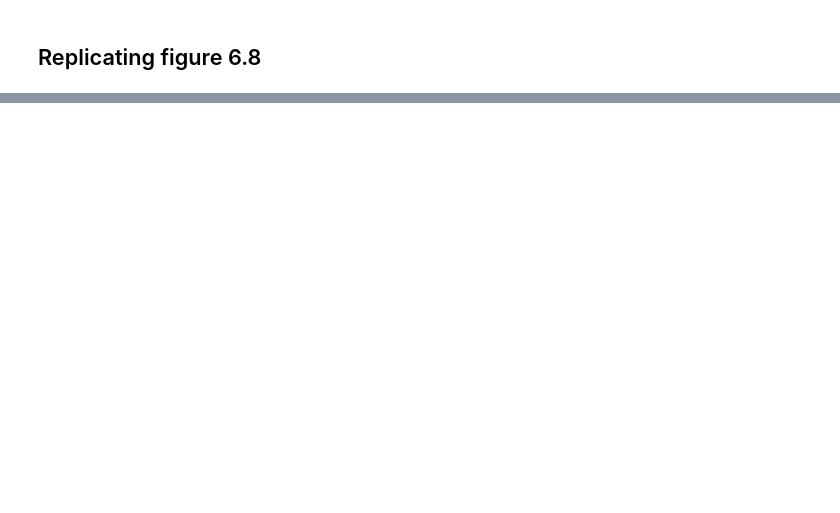
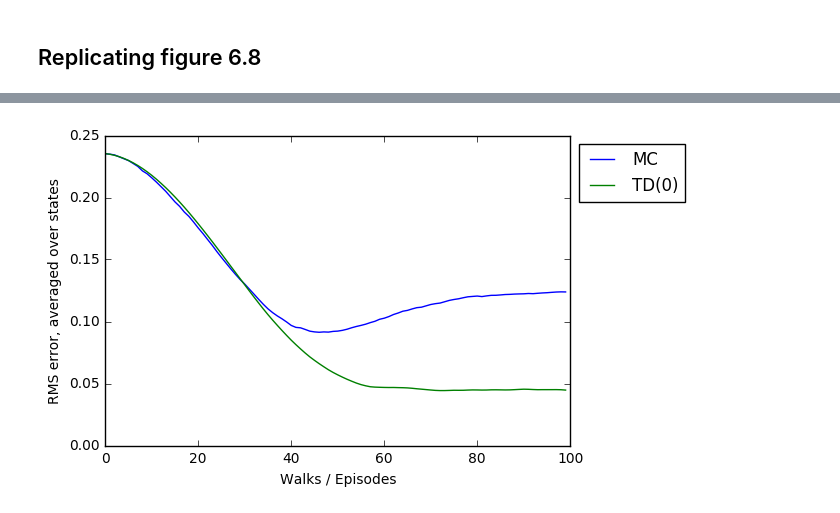
Before and after one commit to PeterMitrano/sutton_and_barto_rl, a Jupyter notebook: Optimality of TD 0.ipynb, the cells around one changed output, grey strips where cells are left out. Cells and saved outputs as stored; diff of their text form; code cells hidden in the pictures; blank space fills up the shorter version.

```diff
--- a/Optimality of TD 0.ipynb
+++ b/Optimality of TD 0.ipynb
@@ -147,0 +128,72 @@ plt.show()
+# %%
+# Batch MC
+def MC(alpha = 0.1, batch=False, E=101, seed=None):
+    if seed:
+        np.random.seed(seed) # optional, just useful for consistent debugging
+    V = np.zeros(7) + 0.5
+    V[0] = 0
+    V[6] = 0
+    V_s = []
+    episodes = []
+    for i in range(E):
+        V_s.append(deepcopy(V[1:6]))
+
+        updates = np.zeros(7)
+
+        # Reprocess previous episodes
+        if batch:
+            for episode in episodes:
+                for s, reward, s_ in episode:
+                    updates[s] += alpha * (reward + V[s_] - V[s])
+
+        s = 3 # Always start at "C"
+        states = []
+        episode = []
+        while True:
+            states.append(s)
+            s_ = s + np.random.choice([-1,1])
+
+            if s_ == 6:
+                reward = 1
+                episode.append((s, 1, s_))
+                break
+            elif s_ == 0:
+                reward = 0
+                episode.append((s, 0, s_))
+                break
+            s = s_
+
+        for s in states:
+            updates[s] += alpha * (reward - V[s])
+
+        if batch:
+            for i in range(6):
+                V[i] += updates[i];
+
+        episodes.append(episode)
+    return V_s
+
+errors = np.zeros(100)
+trails = 5
+for i in range(trails):
+    V_s = MC(alpha=0.002, batch=True)[1:] # skip 0th episode
+    for i, V in enumerate(V_s):
+        error = rmse(V, true_V)
+        errors[i] += error/trails
+plt.plot(errors, label="MC")
+
+
+# Batch TD(0)
+errors = np.zeros(100)
+for i in range(trails):
+    V_s = TD0(alpha=0.002, batch=True)[1:] # skip 0th episode
+    for i, V in enumerate(V_s):
+        error = rmse(V, true_V)
+        errors[i] += error/trails
+plt.plot(errors, label="TD(0)")
+plt.xlabel("Walks / Episodes")
+plt.ylabel("RMS error, averaged over states")
+plt.legend(bbox_to_anchor=(1, 1), loc=2)
+plt.show()
+# %% [output]
+[figure, added]
```
Also changed, not shown: parts of 4 cells of this notebook, 2 other files.
